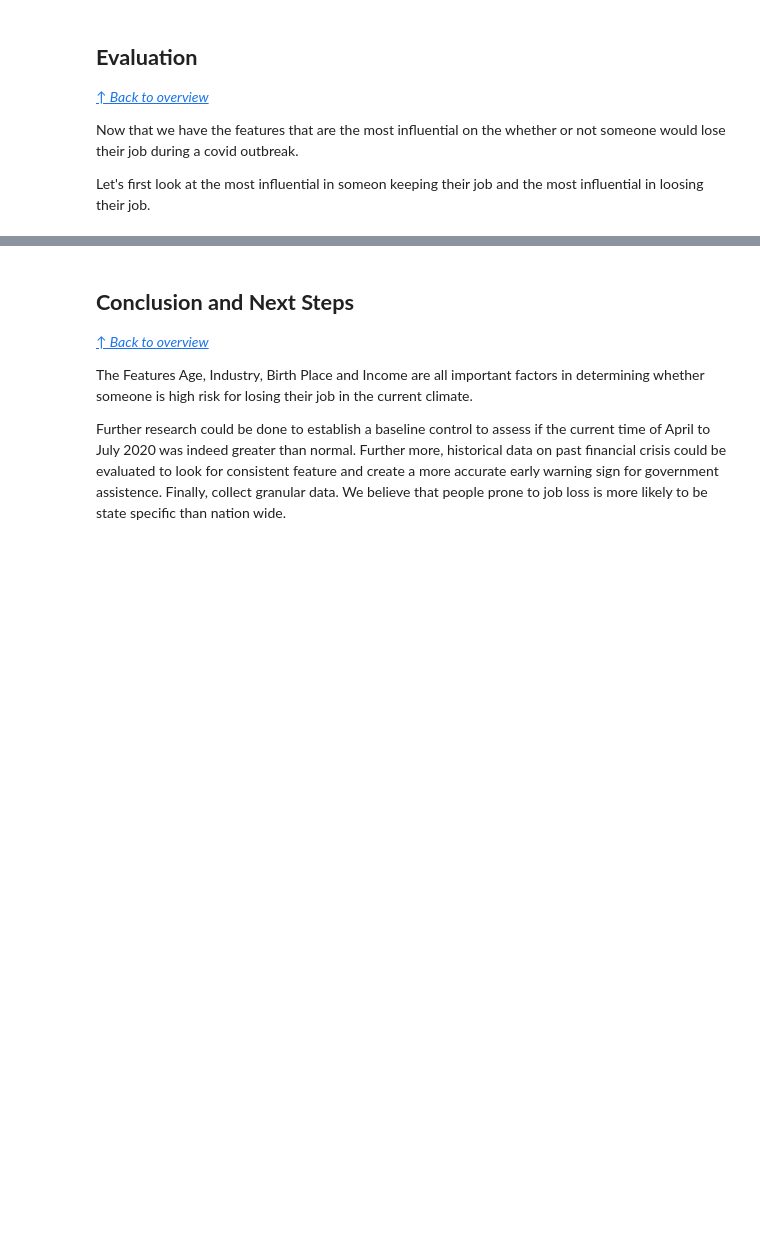
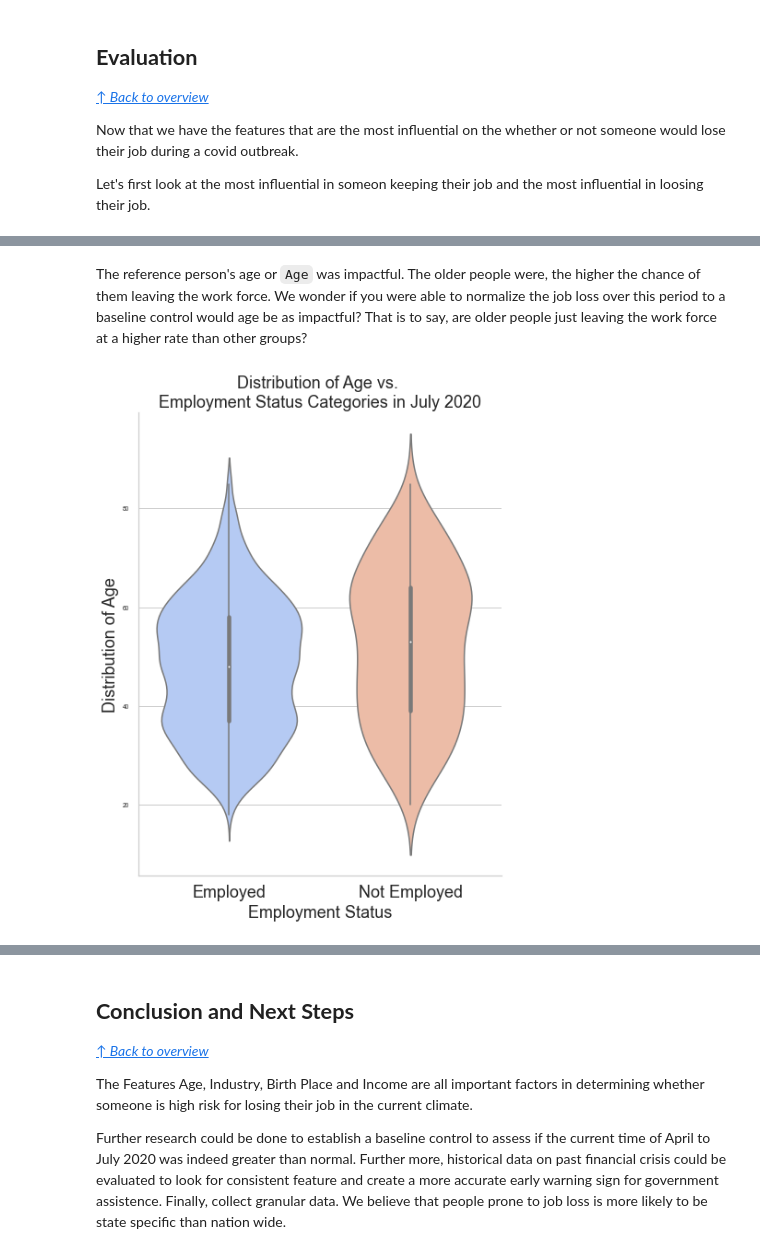
Before and after one commit to danvalen1/Corona-Employment, a Jupyter notebook: Project_Walkthrough.ipynb, the cells around one changed output, grey strips where cells are left out. Saved outputs shown, nothing was run; the diff lists cells and outputs as text; code cells hidden in the pictures; blank space fills up the shorter version.

```diff
--- a/Project_Walkthrough.ipynb
+++ b/Project_Walkthrough.ipynb
@@ -468,0 +455,8 @@ Finally, we were underwhelmed by effect of education on job security. We hypothe
+# %% [markdown]
+
+
+The reference person's age or `Age` was impactful. The older people were, the higher the chance of them leaving the work force. We wonder if you were able to normalize the job loss over this period to a baseline control would age be as impactful? That is to say, are older people just leaving the work force at a higher rate than other groups?
+# %%
+vf.PlotCat(df, xvar='target', yvar='PRTAGE', kind='violin', targetdir=images_dir)
+# %% [output]
+[figure, added]
```
Also changed, not shown: parts of 15 cells of this notebook, 10 other files.
